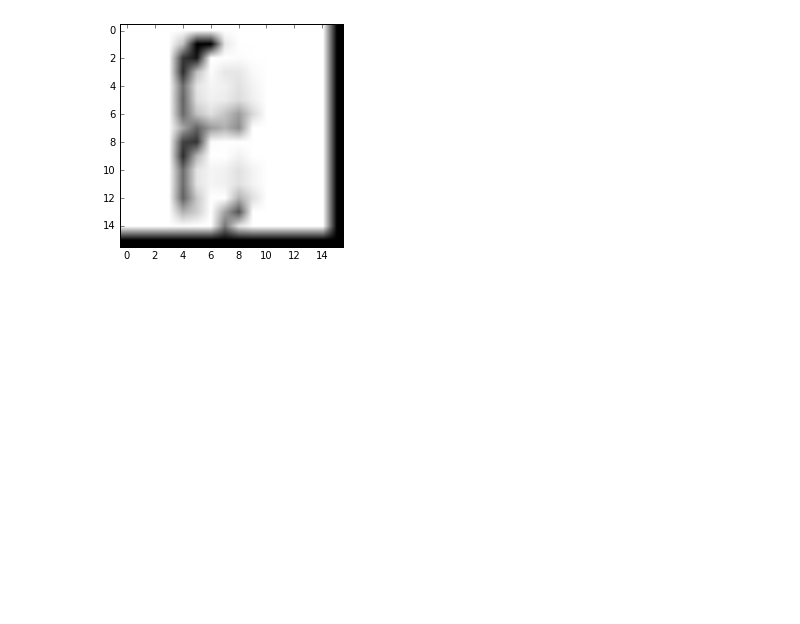
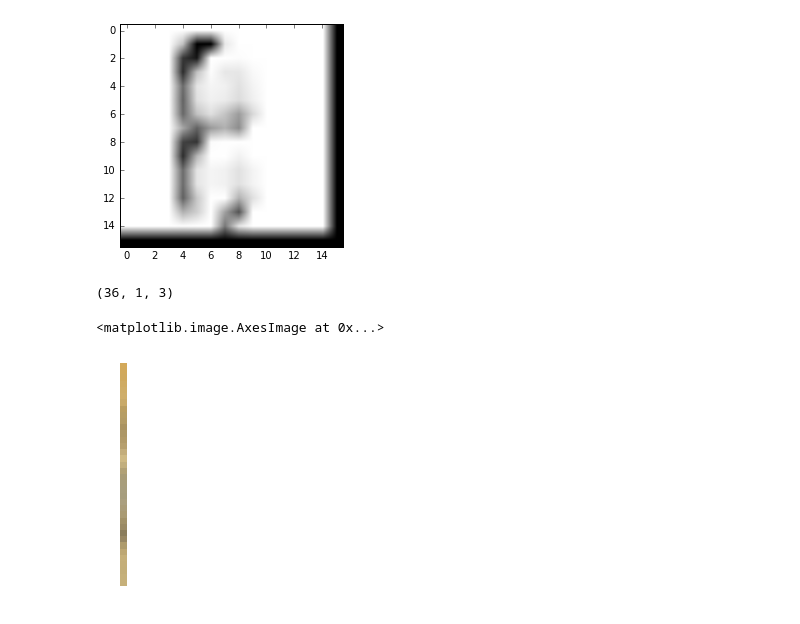
Before and after one commit to gusostow/cifar-capstone, a Jupyter notebook: notebooks/viewer.ipynb, the cells around one changed output. Cells and saved outputs as stored; diff of their text form; code cells hidden in the pictures; blank space fills up the shorter version.

```diff
--- a/notebooks/viewer.ipynb
+++ b/notebooks/viewer.ipynb
@@ -169,3 +169,14 @@ plt.imshow(fmap_vert_pool, cmap = "Greys", vmin = 30, vmax = 500)
 # %% [output]
 <matplotlib.image.AxesImage at 0x...>
 [figure]
+# %%
+A = imread("aP2dv.jpg", flatten=False)
+A.astype("float64")
+A = scipy.misc.imresize(A, (36, 1, 3))
+print A.shape
+plt.axis("off")
+plt.imshow(A, interpolation = "nearest")
+# %% [output]
+(36, 1, 3)
+<matplotlib.image.AxesImage at 0x...>
+[figure, added]
```
Also changed, not shown: 5 other files.
